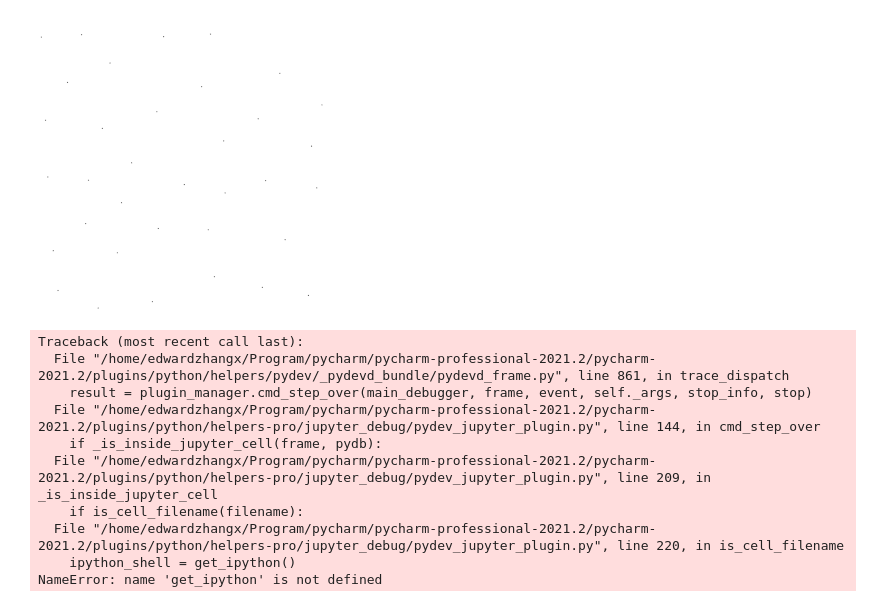
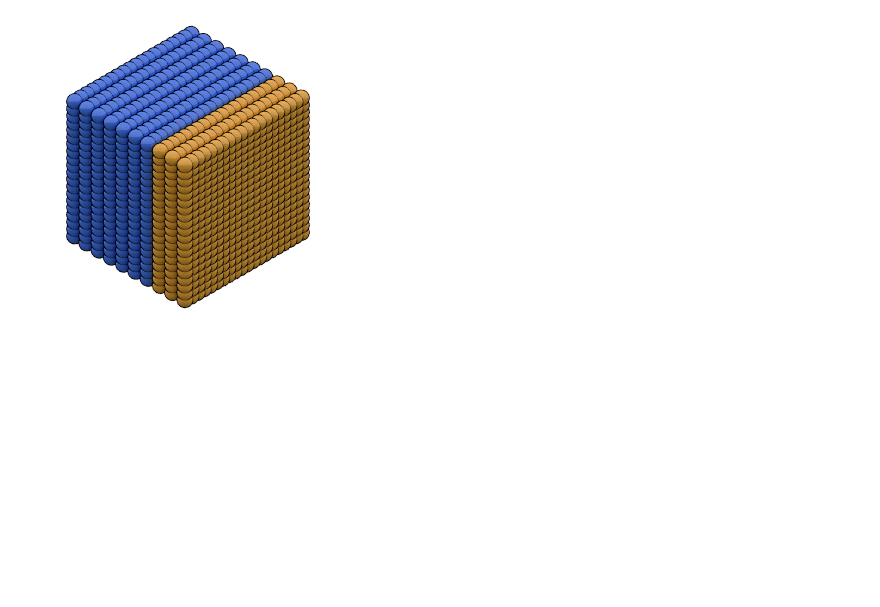
Before and after one commit to EdwardZX/attractive_force_morse_levy, a Jupyter notebook: Untitled.ipynb, the cells around one changed output. Drawn from its saved outputs; the diff is of its cells as text; code cells hidden in the pictures; blank space fills up the shorter version.

```diff
--- a/Untitled.ipynb
+++ b/Untitled.ipynb
@@ -1,18 +1,8 @@
 # %%
 import ex_render
-ex_render.display_movie(ex_render.render_disk_frame, 'trajectory.gsd')
+ex_render.display_movie(ex_render.render_sphere_frame, 'trajectory.gsd')
 # %% [output]
-[figure, old version]
+[figure, new version]
-Traceback (most recent call last):
-  File "/home/edwardzhangx/Program/pycharm/pycharm-professional-2021.2/pycharm-2021.2/plugins/python/helpers/pydev/_pydevd_bundle/pydevd_frame.py", line 861, in trace_dispatch
-    result = plugin_manager.cmd_step_over(main_debugger, frame, event, self._args, stop_info, stop)
-  File "/home/edwardzhangx/Program/pycharm/pycharm-professional-2021.2/pycharm-2021.2/plugins/python/helpers-pro/jupyter_debug/pydev_jupyter_plugin.py", line 144, in cmd_step_over
-    if _is_inside_jupyter_cell(frame, pydb):
-  File "/home/edwardzhangx/Program/pycharm/pycharm-professional-2021.2/pycharm-2021.2/plugins/python/helpers-pro/jupyter_debug/pydev_jupyter_plugin.py", line 209, in _is_inside_jupyter_cell
-    if is_cell_filename(filename):
-  File "/home/edwardzhangx/Program/pycharm/pycharm-professional-2021.2/pycharm-2021.2/plugins/python/helpers-pro/jupyter_debug/pydev_jupyter_plugin.py", line 220, in is_cell_filename
-    ipython_shell = get_ipython()
-NameError: name 'get_ipython' is not defined
 # %%
 # import poisson_disc
 # import hoomd
```
Also changed, not shown: 9 other files.
